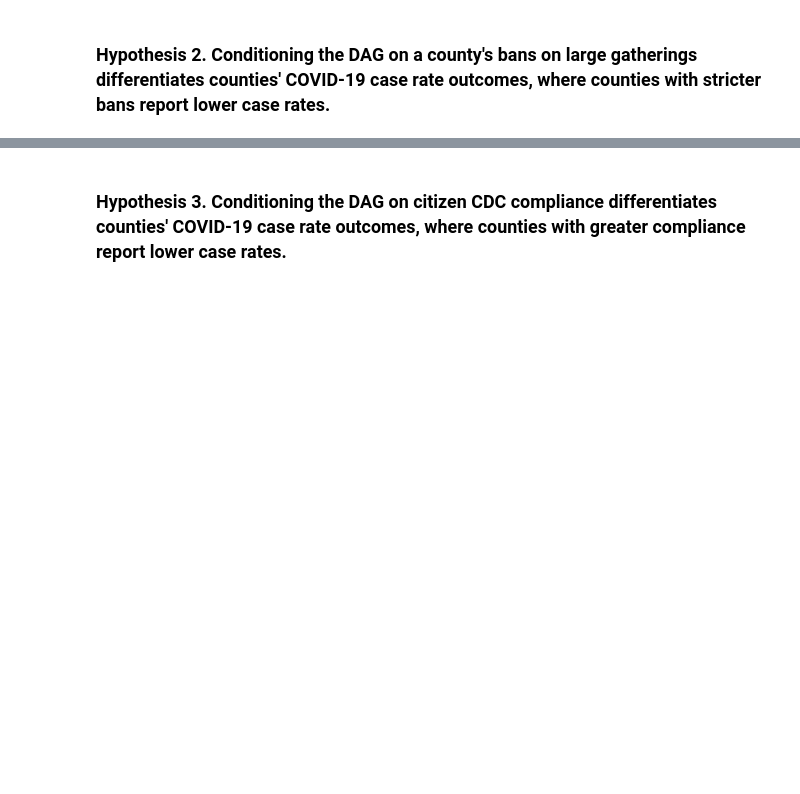
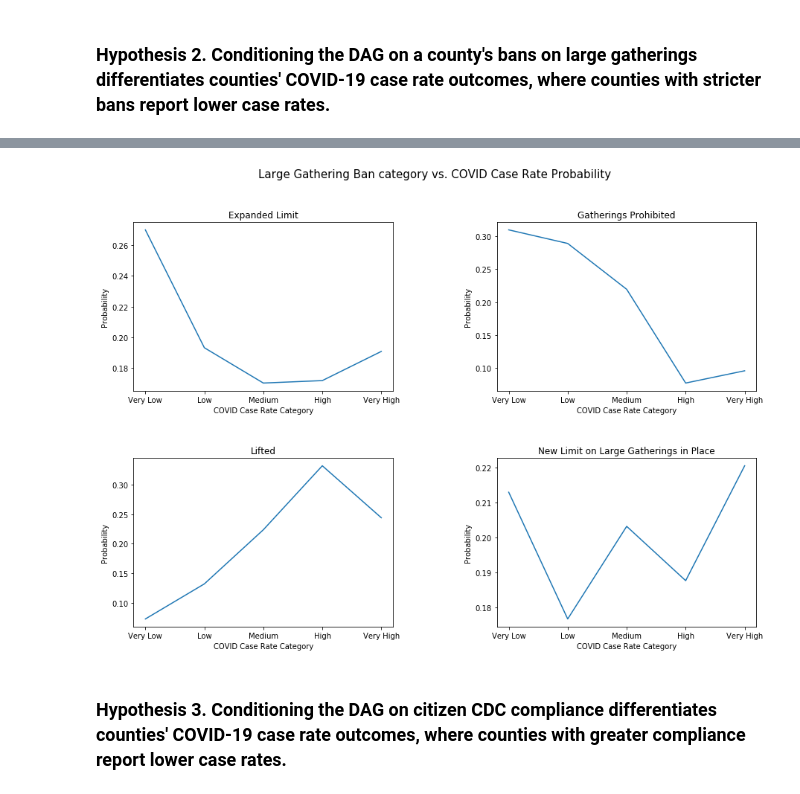
Before and after one commit to chloelarkin/county-covid-cases, a Jupyter notebook: causal_modeling/Causal_Model.ipynb, the cells around one changed output, grey strips where cells are left out. Drawn from its saved outputs; the diff is of its cells as text; code cells hidden in the pictures; blank space fills up the shorter version.

```diff
--- a/causal_modeling/Causal_Model.ipynb
+++ b/causal_modeling/Causal_Model.ipynb
@@ -418,6 +426,8 @@ for category in blg_hypothesis_dict:
 # %%
-plot_all_conditional_probs(blg_hypothesis_dict, ax_dims=[2, 3], fig_dims=[20, 10],
+plot_all_conditional_probs(blg_hypothesis_dict, ax_dims=[2, 2], fig_dims=[15, 10],
                            plot_name="Large Gathering Ban category", labels=blg_labels)
+# %% [output]
+[figure, added]
 # %% [markdown]
 ### Hypothesis 3. Conditioning the DAG on citizen CDC compliance  differentiates counties' COVID-19 case rate outcomes, where counties with greater compliance report lower case rates.
 # %%
```
Also changed, not shown: parts of 1 cell of this notebook.
